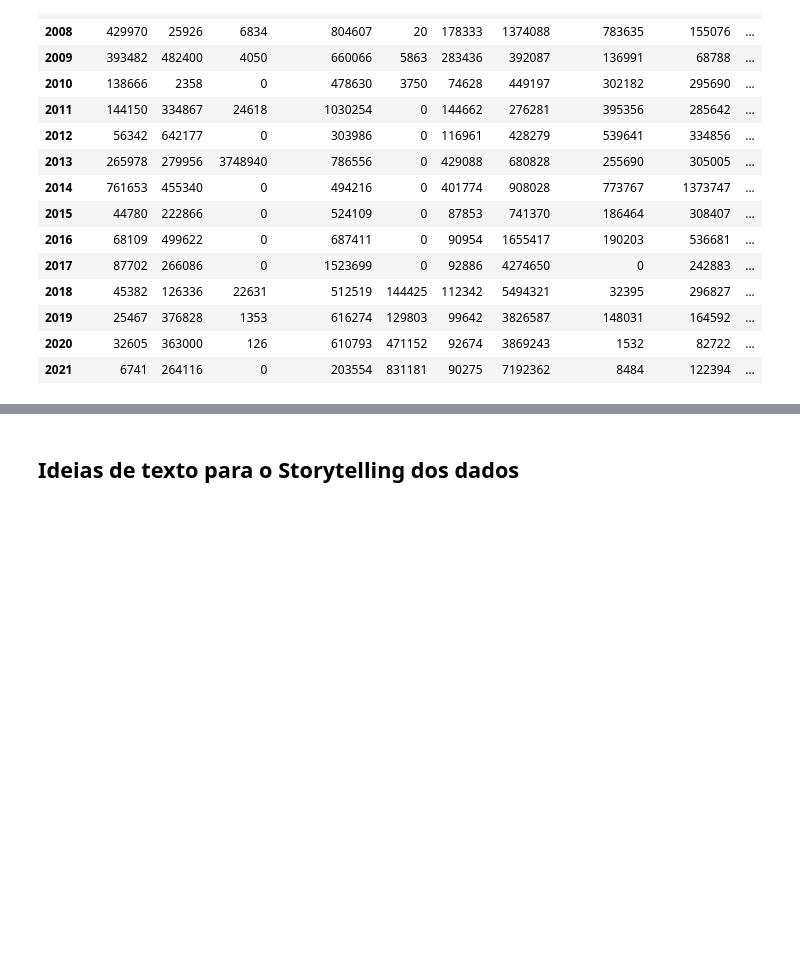
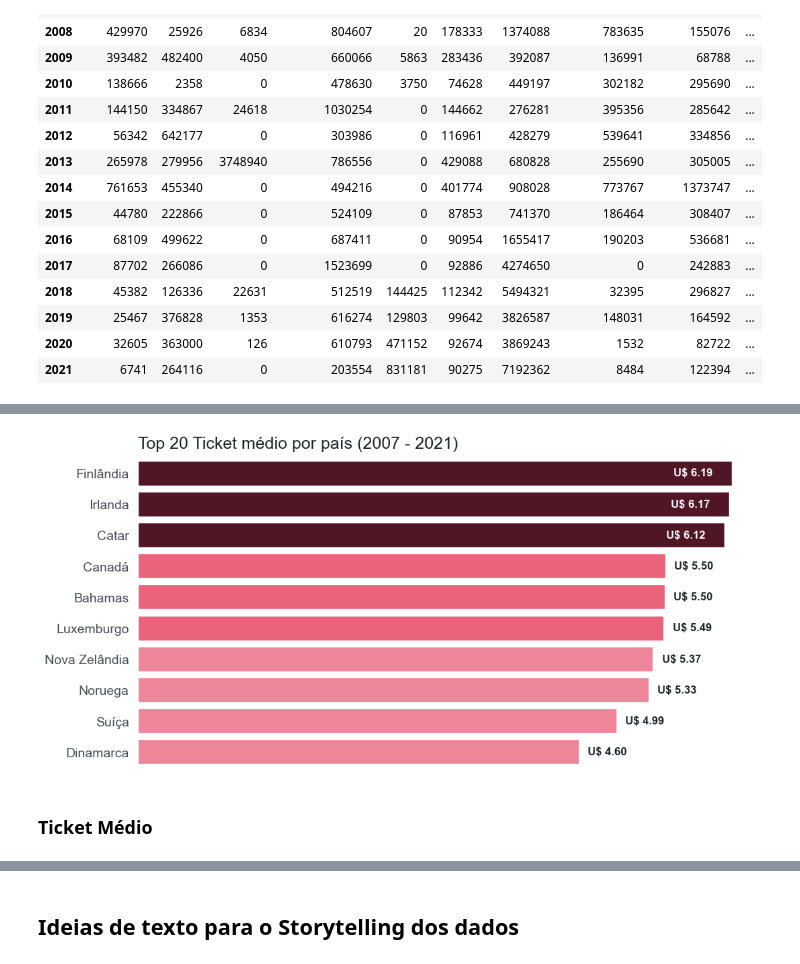
Before and after one commit to afonsosr2/techchallenge-grupo51, a Jupyter notebook: Desafio-vinhos.ipynb, the cells around one changed output, grey strips where cells are left out. Cells and saved outputs as stored; diff of their text form; code cells hidden in the pictures; blank space fills up the shorter version.

Commit message:
Atualização de gráficos

```diff
--- a/Desafio-vinhos.ipynb
+++ b/Desafio-vinhos.ipynb
@@ -777,0 +809,8 @@ plt.show()
+# %%
+dados_ticket = dados_qtd_combinado[["País","Continente","Total"]].merge(dados_dolar_anual_total[["País","Total"]], on = "País")
+dados_ticket.columns = ["País","Continente","Total_unidades","Total_U$"]
+dados_ticket["Ticket_medio"] = (dados_ticket["Total_U$"]/dados_ticket["Total_unidades"])
+dados_ticket.sort_values("Ticket_medio",ascending=False, inplace=True)
+dados_ticket = dados_ticket.query("Total_unidades >= 10_000")
+dados_ticket_10 = dados_ticket.head(10)
+dados_ticket_10
@@ -777,0 +841,45 @@ plt.show()
+# %%
+# Definindo a área do gráfico e o tema da visualização
+fig, ax = plt.subplots(figsize=(12,6))
+sns.set_theme(style="white")
+
+def cores_pelos_valores(valor, nome_palette):
+    # normalizando os valores entre [0, 1]
+    valores_normalizados = (valor - min(valor)) / (max(valor) - min(valor))
+    # convertendo para os indices de cores
+    indices_cor = np.round(valores_normalizados * (len(valor) - 1)).astype(np.int32)
+    # usando os indices para definir as cores em ordem crescente
+    palette = sns.color_palette(nome_palette, len(valor))
+    return np.array(palette).take(indices_cor, axis=0)
+
+# Desenhando o gráfico
+data = dados_dolar_ordenados.head(10)
+ax = sns.barplot(data = dados_ticket_10, y = "País", x = "Ticket_medio",
+                 palette = cores_pelos_valores(dados_ticket_10["Ticket_medio"], reversed(PALETA02)))
+
+# ax.axvline(x = dados_ticket_10["Ticket_medio"].mean(), color = CINZA3, linestyle="--")
+
+ # Personalizando o gráfico
+ax.set_title('Top 20 Ticket médio por país (2007 - 2021)',
+             loc='left', fontsize=18, color = CINZA1, pad = 10)
+ax.set_xlabel("")
+ax.set_ylabel("")
+ax.yaxis.set_tick_params(labelsize = 14, labelcolor= CINZA2)
+ax.set_xticklabels([])
+sns.despine(left= True, bottom = True)
+
+# Escrevendo os valores de cada barra no gráfico
+for i, valor in enumerate(dados_ticket_10["Ticket_medio"]):
+    qtd = f'U$ {valor:,.2f}'
+    offset = 0.2
+    offset_fora = 0.5
+    if valor > dados_ticket_10["Ticket_medio"].mean():
+      ax.text(valor - offset, i, qtd, color= CINZA5, fontsize=12, fontweight='bold', ha='right', va='center')
+    else:
+       ax.text(valor + offset_fora, i, qtd, color= CINZA1, fontsize=12, fontweight='bold', ha='right', va='center')
+
+plt.show()
+# %% [output]
+[figure, added]
+# %% [markdown]
+### Ticket Médio
```
Also changed, not shown: parts of 17 cells of this notebook.
